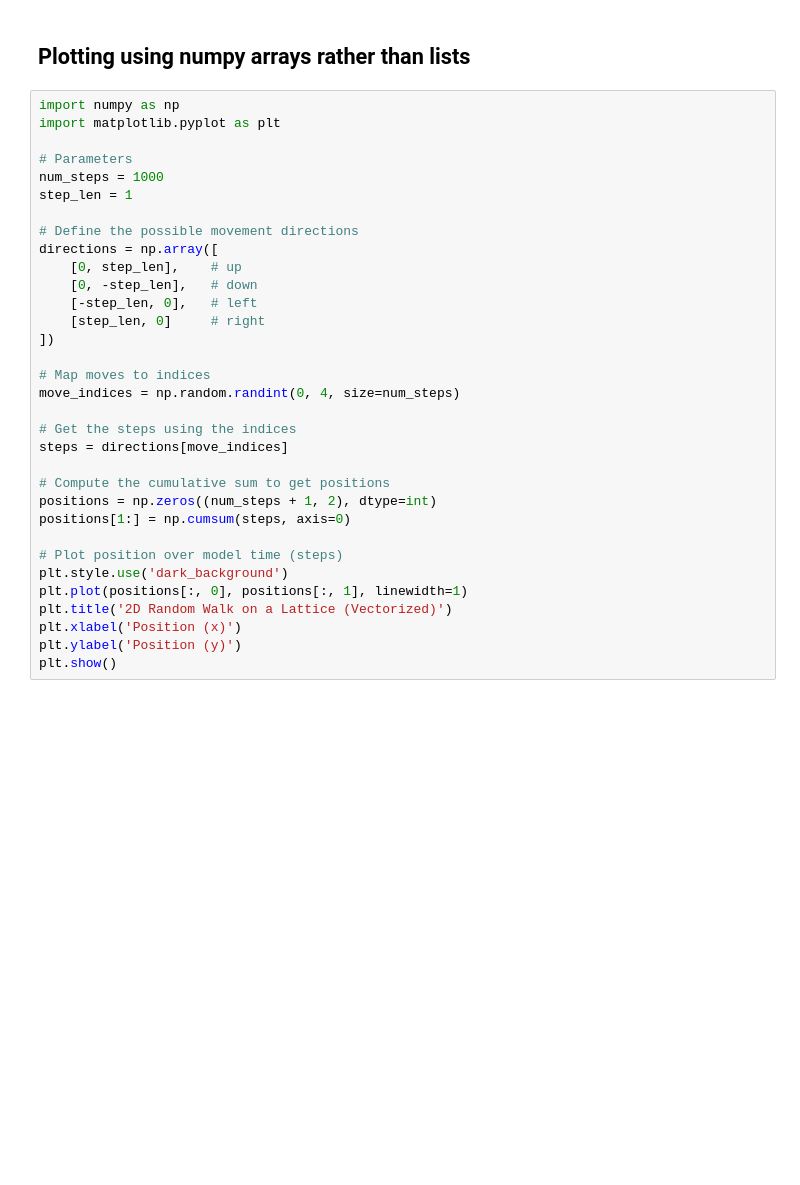
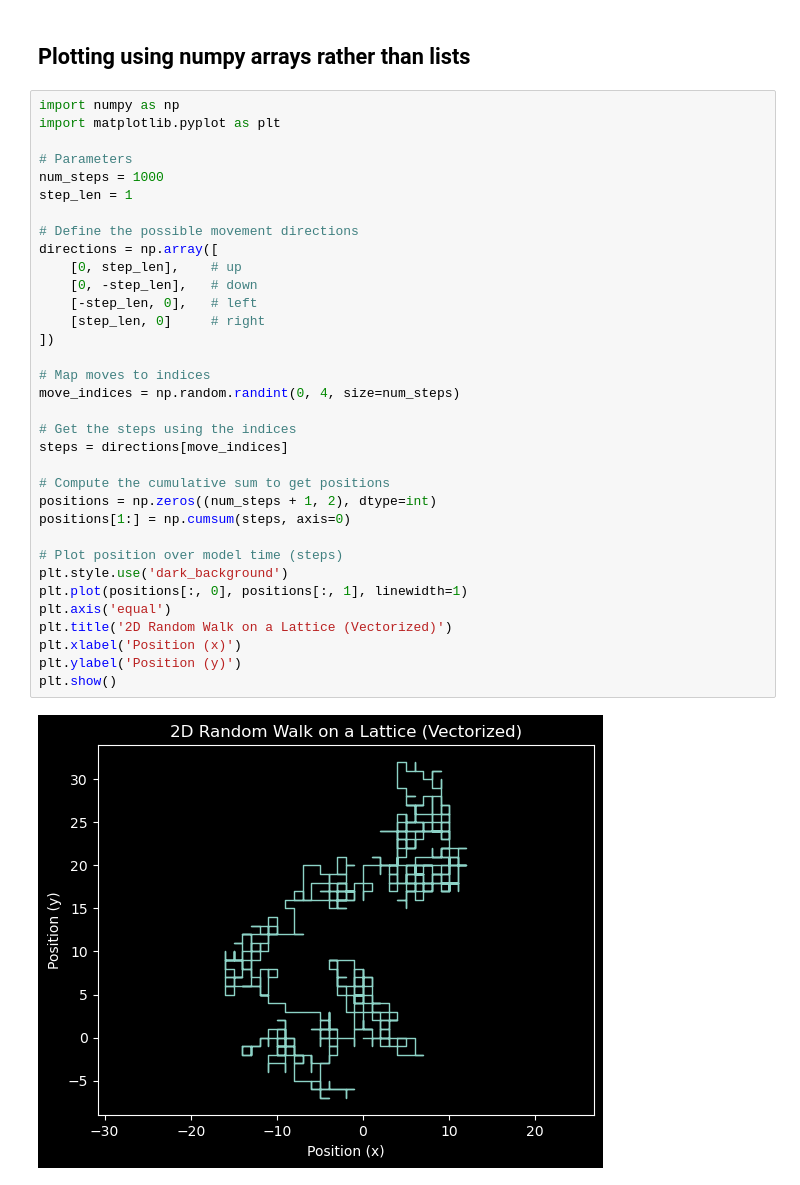
Before and after one commit to CAS-ReproLab/FunWithModels, a Jupyter notebook: Random Walks/Discrete_2D_LRW.ipynb, the cells around one changed output. Cells and saved outputs as stored; diff of their text form; blank space fills up the shorter version.

```diff
--- a/Random Walks/Discrete_2D_LRW.ipynb
+++ b/Random Walks/Discrete_2D_LRW.ipynb
@@ -135,30 +136,33 @@ import matplotlib.pyplot as plt
 
 # Parameters
 num_steps = 1000
 step_len = 1
 
 # Define the possible movement directions
 directions = np.array([
     [0, step_len],    # up
     [0, -step_len],   # down
     [-step_len, 0],   # left
     [step_len, 0]     # right
 ])
 
 # Map moves to indices
 move_indices = np.random.randint(0, 4, size=num_steps)
 
 # Get the steps using the indices
 steps = directions[move_indices]
 
 # Compute the cumulative sum to get positions
 positions = np.zeros((num_steps + 1, 2), dtype=int)
 positions[1:] = np.cumsum(steps, axis=0)
 
 # Plot position over model time (steps)
 plt.style.use('dark_background')
 plt.plot(positions[:, 0], positions[:, 1], linewidth=1)
+plt.axis('equal')
 plt.title('2D Random Walk on a Lattice (Vectorized)')
 plt.xlabel('Position (x)')
 plt.ylabel('Position (y)')
 plt.show()
+# %% [output]
+[figure, added]
```
Also changed, not shown: parts of 1 cell of this notebook, 1 other file.
